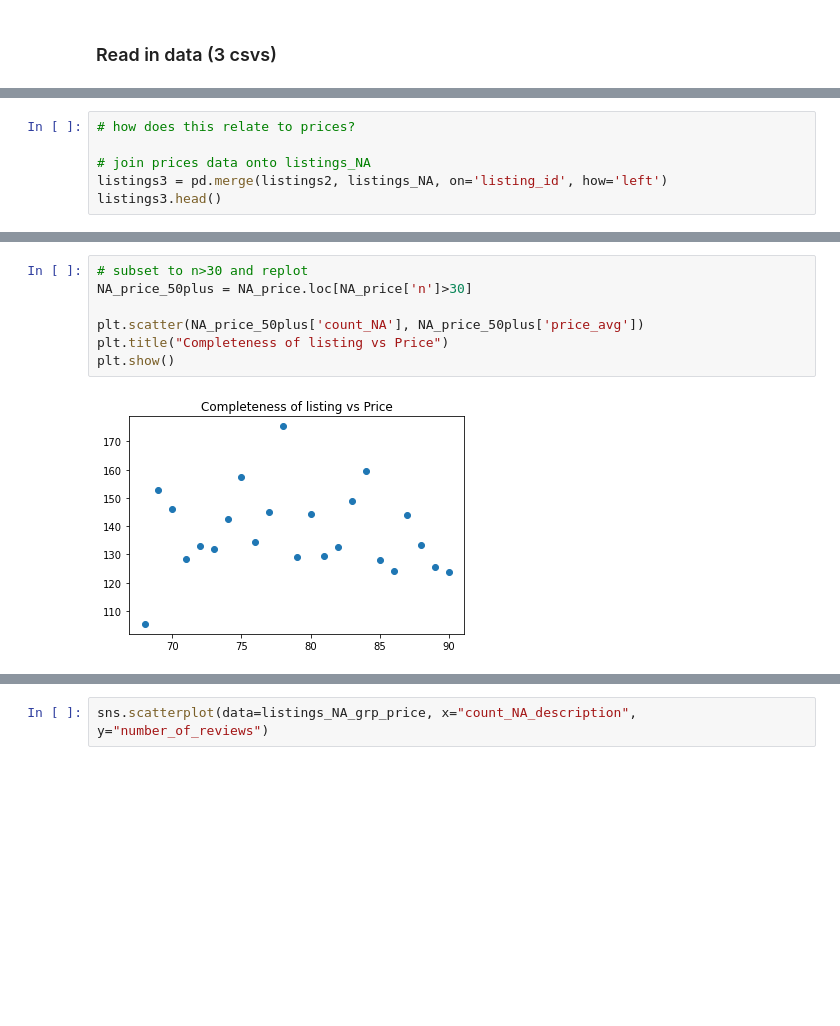
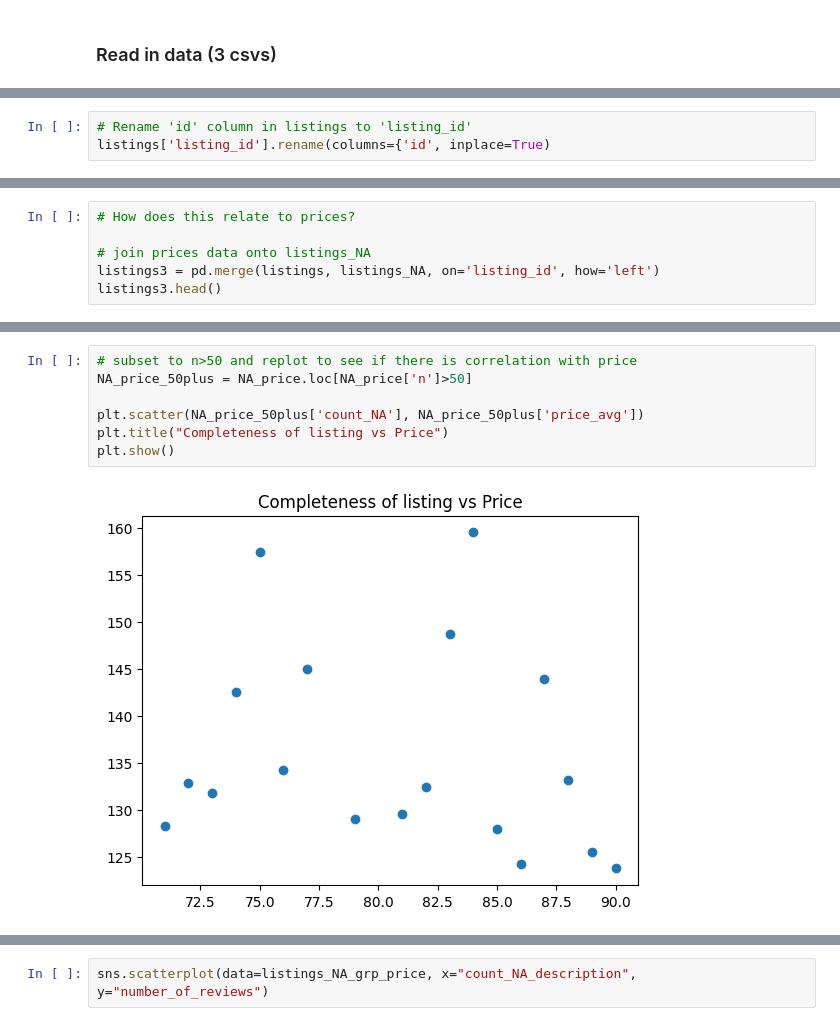
Before and after one commit to norrateng/seattle_airbnb, a Jupyter notebook: Seattle Airbnb.ipynb, the cells around one changed output, grey strips where cells are left out. Drawn from its saved outputs; the diff is of its cells as text; blank space fills up the shorter version.

```diff
--- a/Seattle Airbnb.ipynb
+++ b/Seattle Airbnb.ipynb
@@ -152,3 +94,6 @@ time: 16 ms (started: 2025-04-11 13:23:41 +01:00)
+# %%
+# Rename 'id' column in listings to 'listing_id'
+listings['listing_id'].rename(columns={'id', inplace=True)
 # %%
 # What is the timeframe for this data (max/min dates in calendar)
 
@@ -429,8 +263,8 @@ time: 0 ns (started: 2025-04-13 10:26:18 +01:00)
 # %%
-# how does this relate to prices?
+# How does this relate to prices?
 
 # join prices data onto listings_NA
-listings3 = pd.merge(listings2, listings_NA, on='listing_id', how='left')
+listings3 = pd.merge(listings, listings_NA, on='listing_id', how='left')
 listings3.head()
 # %% [output]
 |  | listing_id | listing_url | scrape_id | last_scraped | name | summary | space | description | ... |
@@ -635,9 +447,9 @@ time: 109 ms (started: 2025-04-18 16:04:12 +01:00)
 # %%
-# subset to n>30 and replot
-NA_price_50plus = NA_price.loc[NA_price['n']>30]
+# subset to n>50 and replot to see if there is correlation with price
+NA_price_50plus = NA_price.loc[NA_price['n']>50]
 
 plt.scatter(NA_price_50plus['count_NA'], NA_price_50plus['price_avg'])
 plt.title("Completeness of listing vs Price")
 plt.show()
 # %% [output]
-[figure, old version]
+[figure, new version]
```
Also changed, not shown: parts of 112 cells of this notebook.
